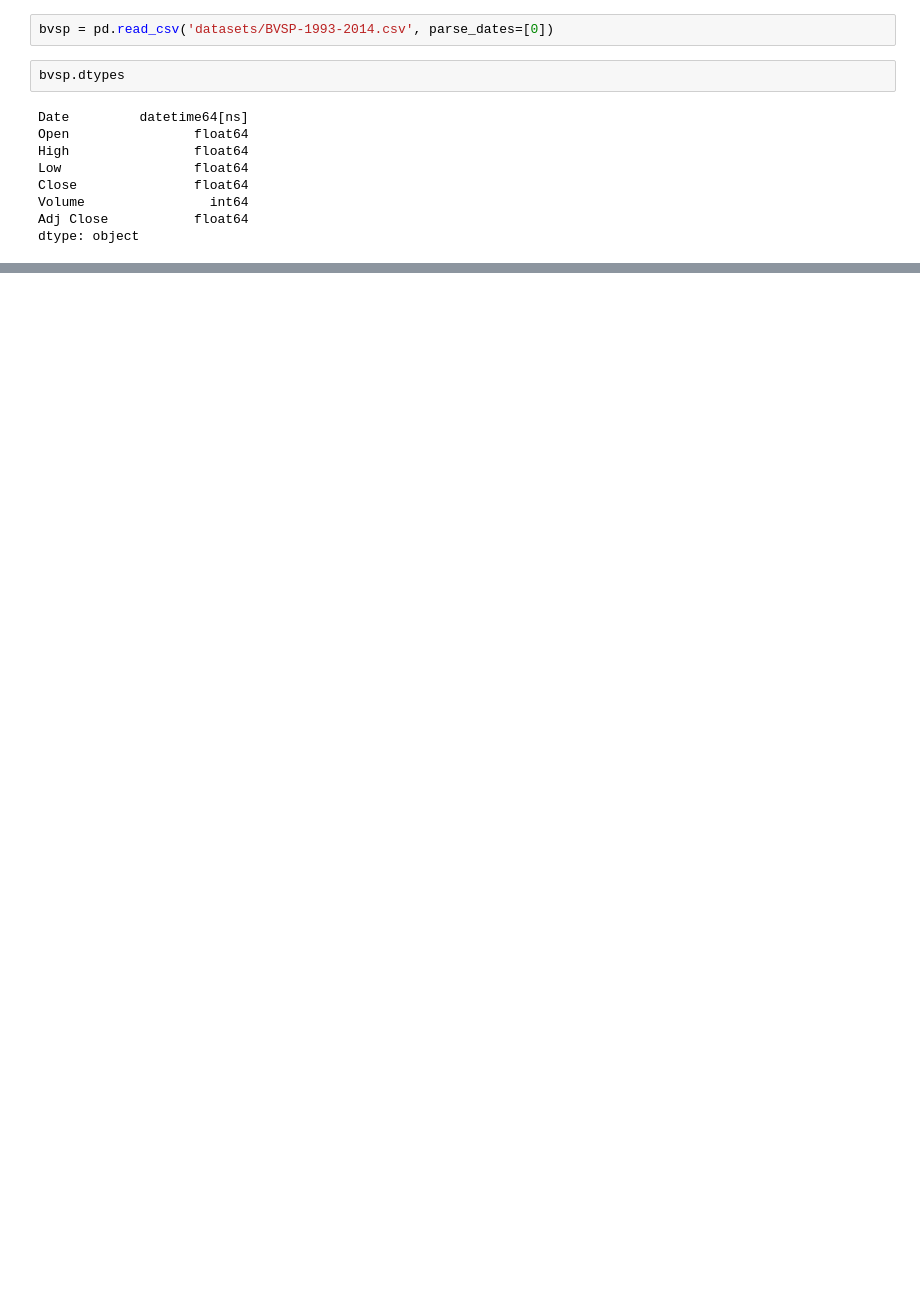
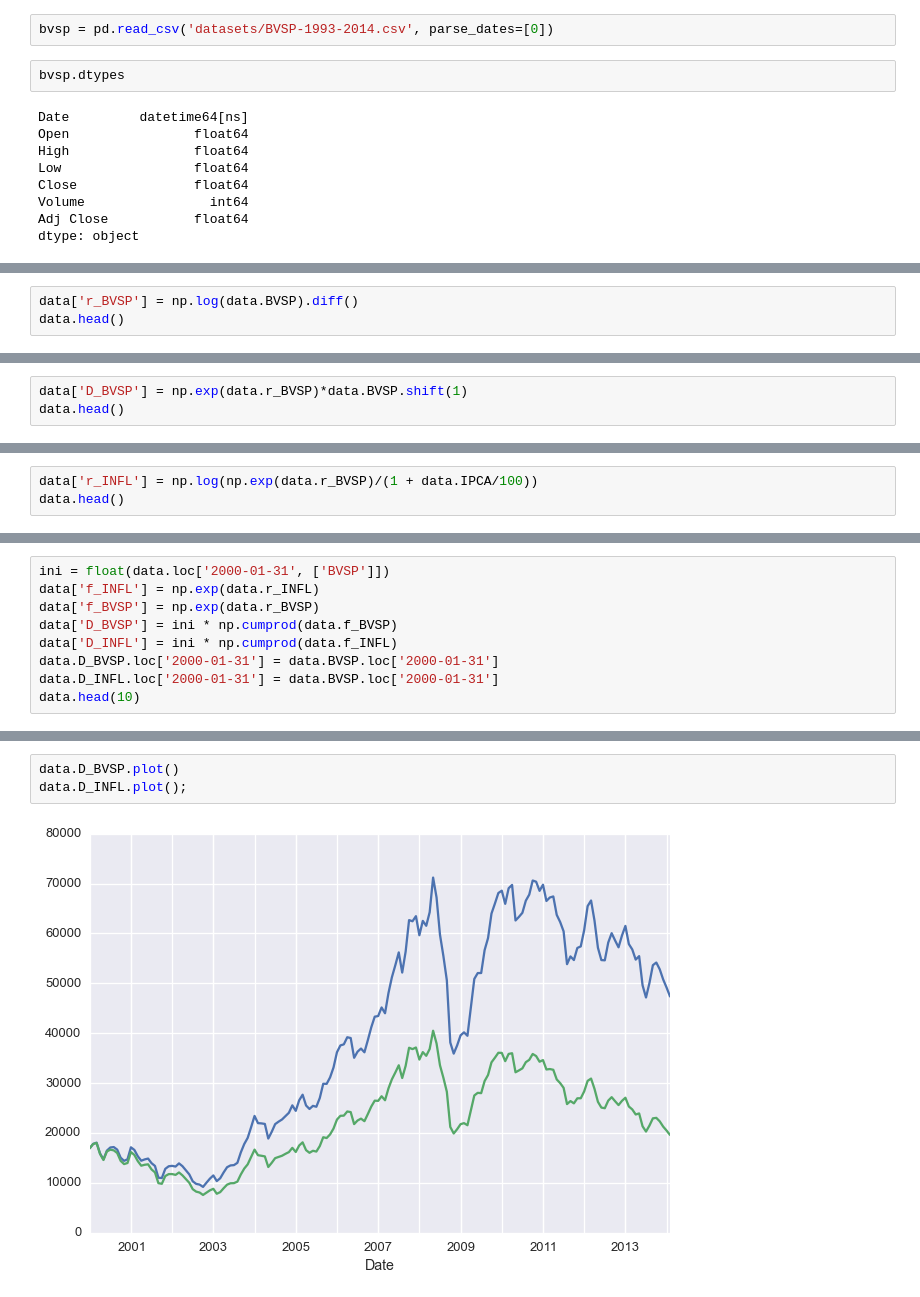
Before and after one commit to wilsonfreitas/wilsonfreitas.github.io, a Jupyter notebook: content/BVSP.ipynb, the cells around one changed output, grey strips where cells are left out. Cells and saved outputs as stored; diff of their text form; blank space fills up the shorter version.

```diff
--- a/content/BVSP.ipynb
+++ b/content/BVSP.ipynb
@@ -46,0 +144,3 @@ ax.plot(bvsp.Date, bvsp.Close);
+# %%
+data['r_BVSP'] = np.log(data.BVSP).diff()
+data.head()
@@ -46,0 +155,3 @@ ax.plot(bvsp.Date, bvsp.Close);
+# %%
+data['D_BVSP'] = np.exp(data.r_BVSP)*data.BVSP.shift(1)
+data.head()
@@ -46,0 +166,3 @@ ax.plot(bvsp.Date, bvsp.Close);
+# %%
+data['r_INFL'] = np.log(np.exp(data.r_BVSP)/(1 + data.IPCA/100))
+data.head()
@@ -46,0 +177,9 @@ ax.plot(bvsp.Date, bvsp.Close);
+# %%
+ini = float(data.loc['2000-01-31', ['BVSP']])
+data['f_INFL'] = np.exp(data.r_INFL)
+data['f_BVSP'] = np.exp(data.r_BVSP)
+data['D_BVSP'] = ini * np.cumprod(data.f_BVSP)
+data['D_INFL'] = ini * np.cumprod(data.f_INFL)
+data.D_BVSP.loc['2000-01-31'] = data.BVSP.loc['2000-01-31']
+data.D_INFL.loc['2000-01-31'] = data.BVSP.loc['2000-01-31']
+data.head(10)
@@ -46,0 +209,5 @@ ax.plot(bvsp.Date, bvsp.Close);
+# %%
+data.D_BVSP.plot()
+data.D_INFL.plot();
+# %% [output]
+[figure, added]
```
Also changed, not shown: parts of 26 cells of this notebook.
